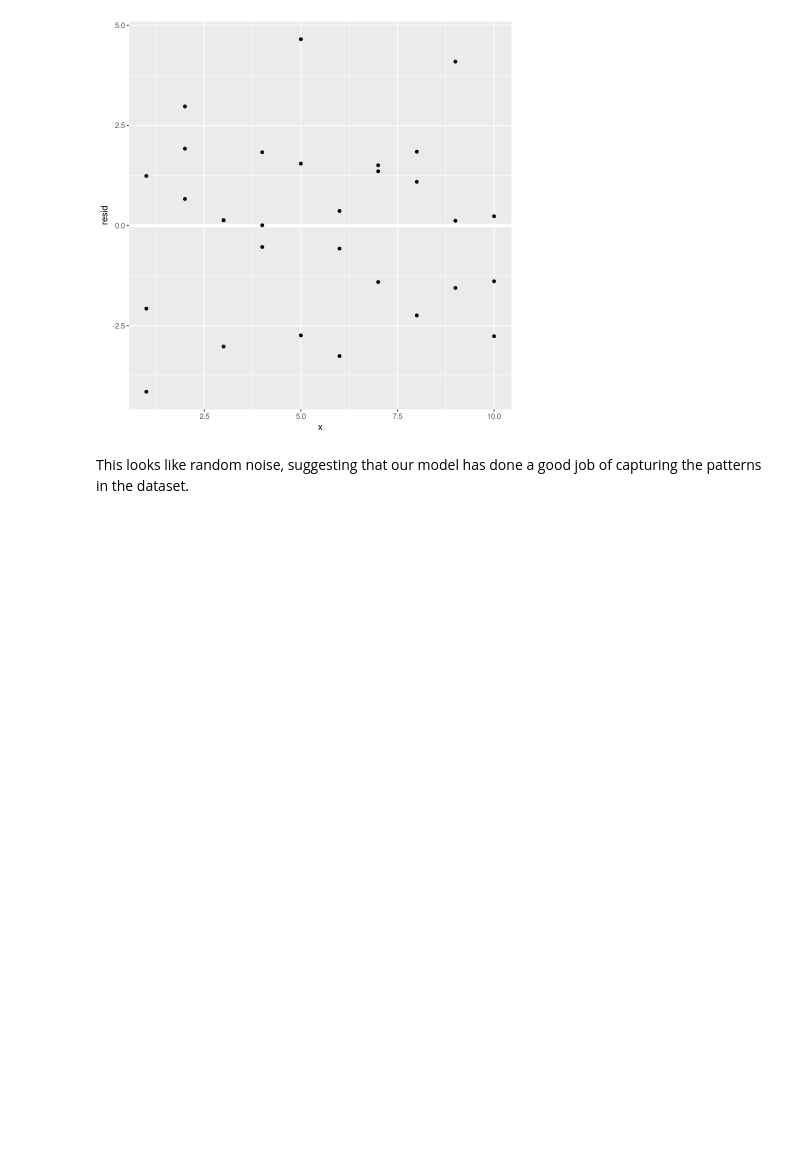
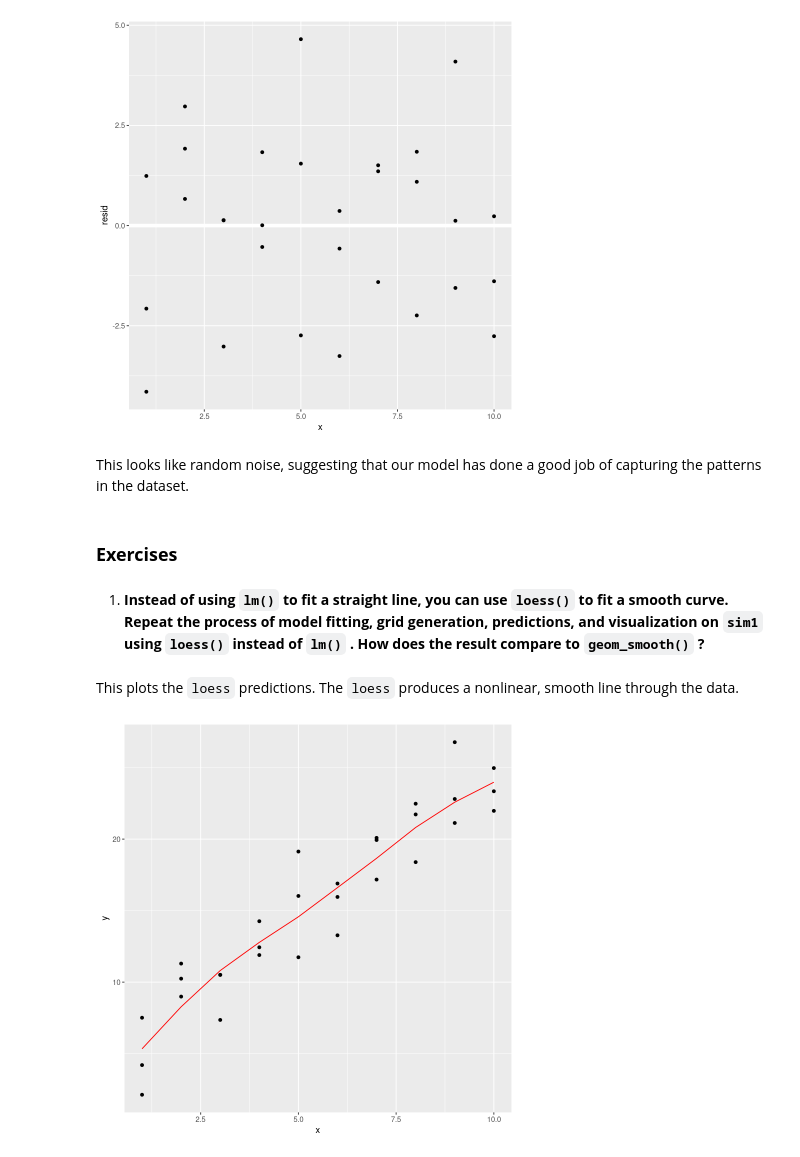
Before and after one commit to cmarsa/r4ds, a Jupyter notebook: 18_modelr.ipynb, the cells around one changed output. Drawn from its saved outputs; the diff is of its cells as text; code cells hidden in the pictures; blank space fills up the shorter version.

```diff
--- a/18_modelr.ipynb
+++ b/18_modelr.ipynb
@@ -551,3 +562,31 @@ ggplot(sim1, aes(x, resid)) +
 # %% [markdown]
 This looks like random noise, suggesting that our model has done a
 good job of capturing the patterns in the dataset.
+# %% [markdown]
+### __Exercises__
+# %% [markdown]
+1. __Instead of using `lm()` to fit a straight line, you can use `loess()`
+to fit a smooth curve. Repeat the process of model fitting, grid
+generation, predictions, and visualization on `sim1` using
+`loess()` instead of `lm()` . How does the result compare to
+`geom_smooth()` ?__
+# %%
+sim1_loess <- loess(y ~ x, data = sim1)
+sim1_lm <- lm(y ~ x, data = sim1)
+
+grid_loess <- sim1 %>%
+  add_predictions(sim1_loess)
+
+sim1 <- sim1 %>%
+  add_residuals(sim1_lm) %>%
+  add_predictions(sim1_lm) %>%
+  add_residuals(sim1_loess, var = "resid_loess") %>%
+  add_predictions(sim1_loess, var = "pred_loess")
+# %% [markdown]
+This plots the `loess` predictions. The `loess` produces a nonlinear, smooth line through the data.
+# %%
+ggplot(sim1, aes(x = x, y = y)) +
+  geom_point() +
+  geom_line(aes(x = x, y = pred), data = grid_loess, colour = "red")
+# %% [output]
+[figure, added]
```
Also changed, not shown: parts of 168 cells of this notebook.
